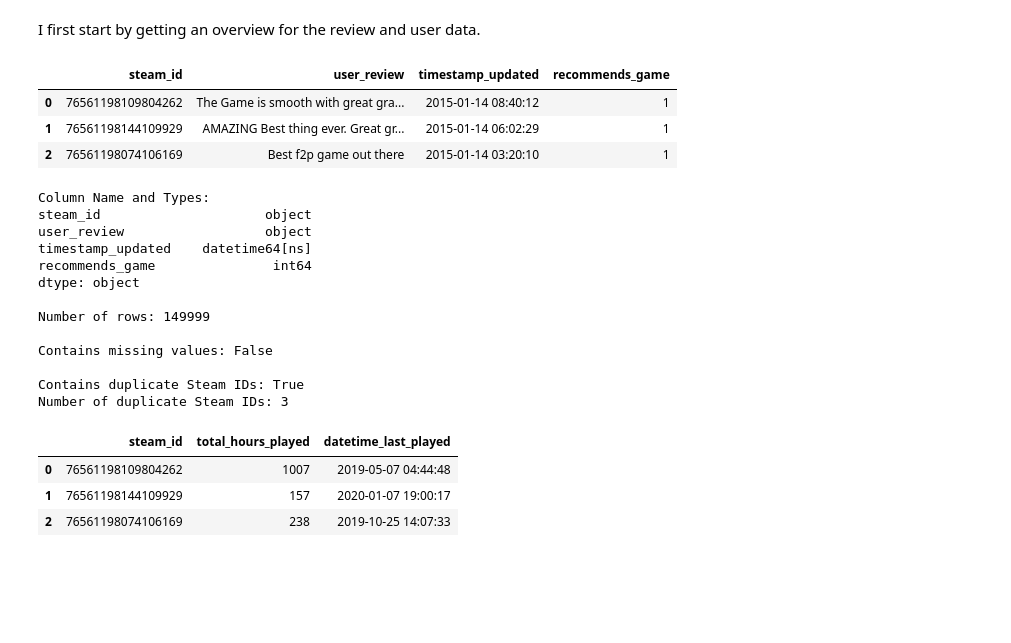
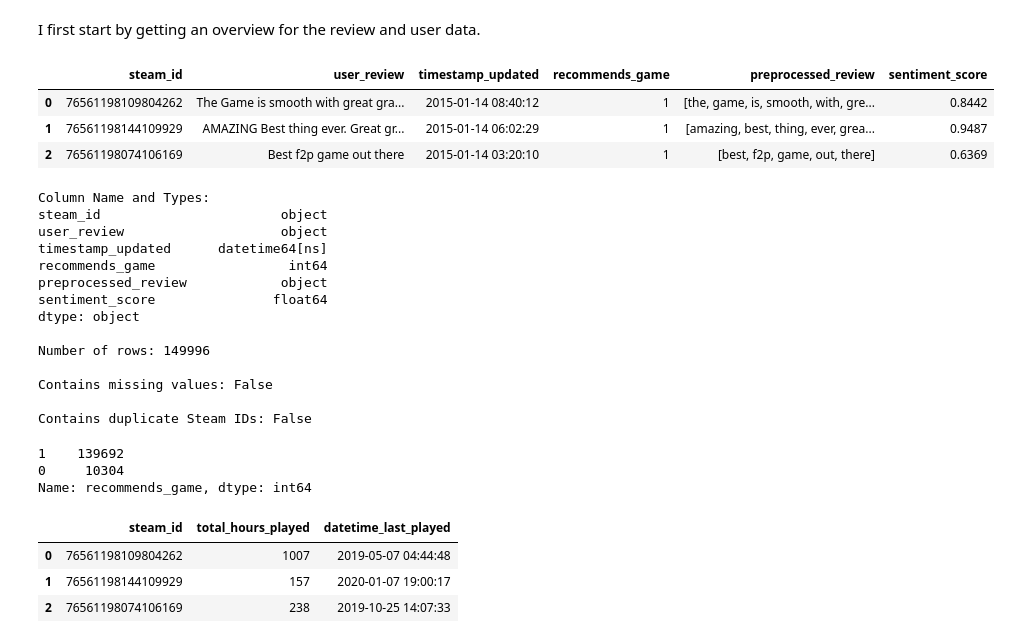
Before and after one commit to ys-lin14/warframe-exploration, a Jupyter notebook: data_exploration.ipynb, the cells around one changed output. Drawn from its saved outputs; the diff is of its cells as text; code cells hidden in the pictures; blank space fills up the shorter version.

Commit message:
add sentiment analysis

```diff
--- a/data_exploration.ipynb
+++ b/data_exploration.ipynb
@@ -245,25 +247,30 @@ I first start by getting an overview for the review and user data.
 # %%
 display(review_data.head(3))
 display_info(review_data)
 check_for_duplicate_ids(review_data)
+review_data['recommends_game'].value_counts()
 # %% [output]
-|  | steam_id | user_review | timestamp_updated | recommends_game |
-| 0 | 76561198109804262 | The Game is smooth with great gra... | 2015-01-14 08:40:12 | 1 |
-| 1 | 76561198144109929 | AMAZING Best thing ever. Great gr... | 2015-01-14 06:02:29 | 1 |
-| 2 | 76561198074106169 | Best f2p game out there | 2015-01-14 03:20:10 | 1 |
+|  | steam_id | user_review | timestamp_updated | recommends_game | preprocessed_review | sentiment_score |
+| 0 | 76561198109804262 | The Game is smooth with great gra... | 2015-01-14 08:40:12 | 1 | [the, game, is, smooth, with, gre... | 0.8442 |
+| 1 | 76561198144109929 | AMAZING Best thing ever. Great gr... | 2015-01-14 06:02:29 | 1 | [amazing, best, thing, ever, grea... | 0.9487 |
+| 2 | 76561198074106169 | Best f2p game out there | 2015-01-14 03:20:10 | 1 | [best, f2p, game, out, there] | 0.6369 |
 Column Name and Types:
-steam_id                     object
-user_review                  object
-timestamp_updated    datetime64[ns]
-recommends_game               int64
+steam_id                       object
+user_review                    object
+timestamp_updated      datetime64[ns]
+recommends_game                 int64
+preprocessed_review            object
+sentiment_score               float64
 dtype: object
 
-Number of rows: 149999
+Number of rows: 149996
 
 Contains missing values: False
 
-Contains duplicate Steam IDs: True
-Number of duplicate Steam IDs: 3
+Contains duplicate Steam IDs: False
+1    139692
+0     10304
+Name: recommends_game, dtype: int64
 # %%
 display(user_data.head(3))
 display_info(user_data)
```
Also changed, not shown: parts of 12 cells of this notebook.
